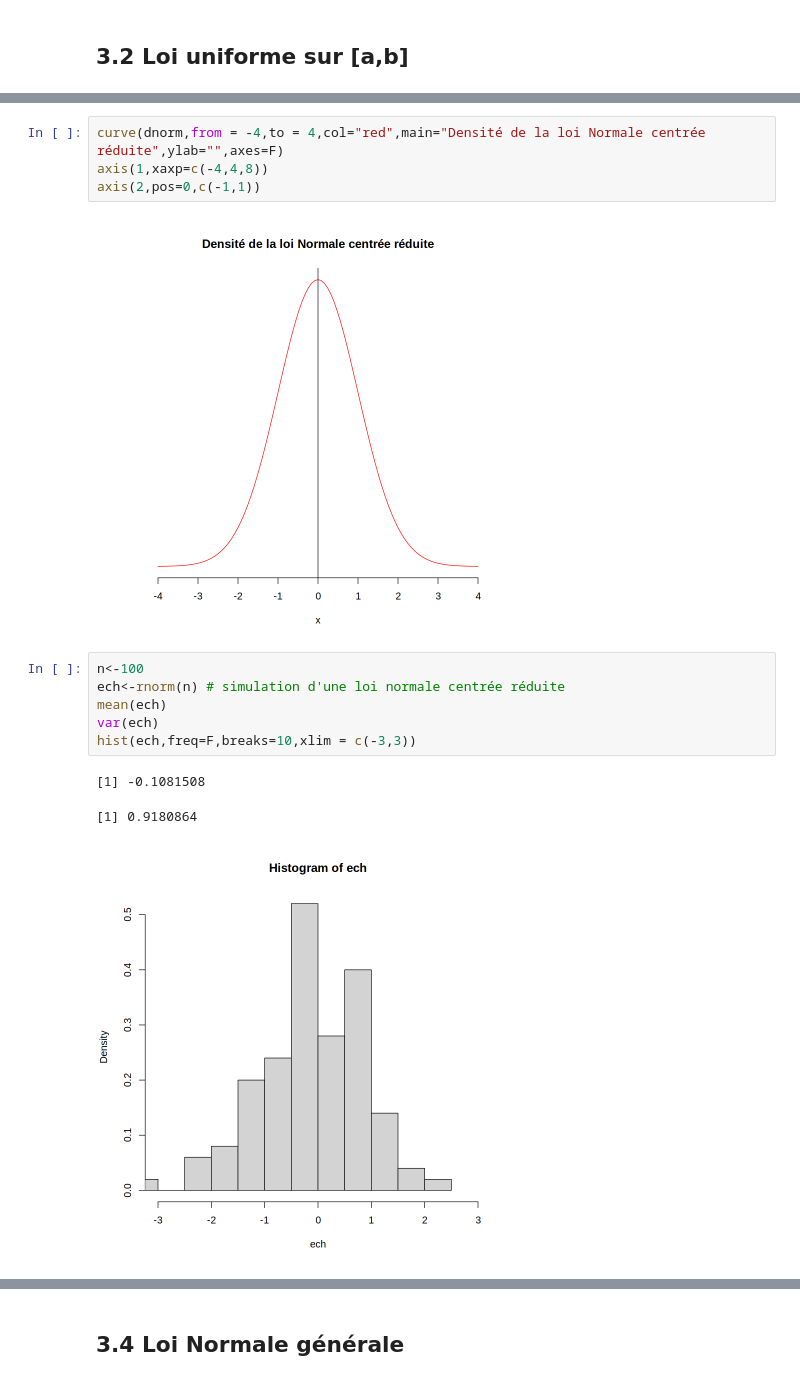
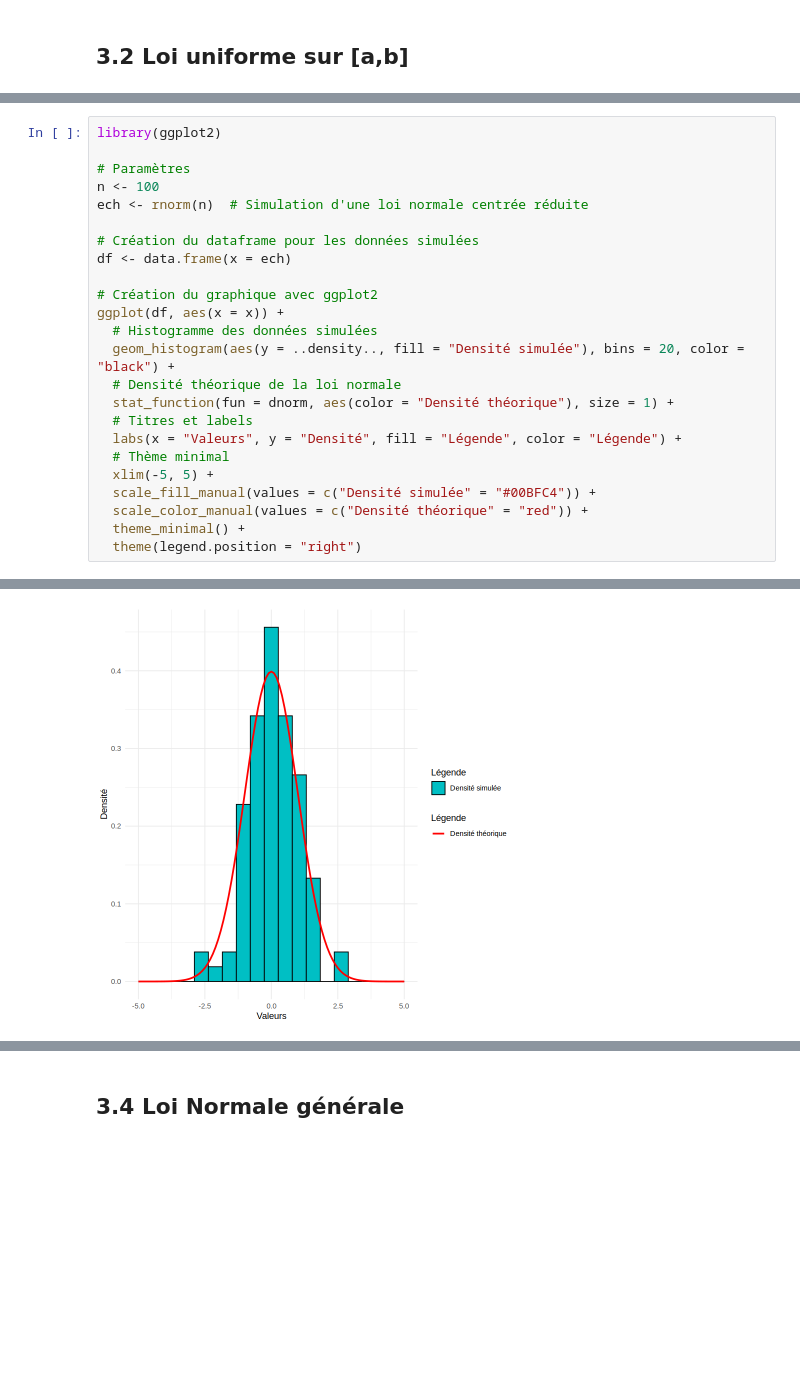
Before and after one commit to AllanDCQ/Simulation-de-lois-de-probabilit-s, a Jupyter notebook: simulation_de_lois_de_probabilites.ipynb, the cells around one changed output, grey strips where cells are left out. Drawn from its saved outputs; the diff is of its cells as text; blank space fills up the shorter version.

```diff
--- a/simulation_de_lois_de_probabilites.ipynb
+++ b/simulation_de_lois_de_probabilites.ipynb
@@ -321,16 +280,25 @@ hist(ech,freq=F)
-# %%
-curve(dnorm,from = -4,to = 4,col="red",main="Densité de la loi Normale centrée réduite",ylab="",axes=F)
-axis(1,xaxp=c(-4,4,8))
-axis(2,pos=0,c(-1,1))
-# %% [output]
-[figure, removed]
-# %%
-n<-100
-ech<-rnorm(n) # simulation d'une loi normale centrée réduite
-mean(ech)
-var(ech)
-hist(ech,freq=F,breaks=10,xlim = c(-3,3))
-# %% [output]
-[1] -0.1081508
-[1] 0.9180864
-[figure, removed]
+# %%
+library(ggplot2)
+
+# Paramètres
+n <- 100
+ech <- rnorm(n)  # Simulation d'une loi normale centrée réduite
+
+# Création du dataframe pour les données simulées
+df <- data.frame(x = ech)
+
+# Création du graphique avec ggplot2
+ggplot(df, aes(x = x)) +
+  # Histogramme des données simulées
+  geom_histogram(aes(y = ..density.., fill = "Densité simulée"), bins = 20, color = "black") +
+  # Densité théorique de la loi normale
+  stat_function(fun = dnorm, aes(color = "Densité théorique"), size = 1) +
+  # Titres et labels
+  labs(x = "Valeurs", y = "Densité", fill = "Légende", color = "Légende") +
+  # Thème minimal
+  xlim(-5, 5) +
+  scale_fill_manual(values = c("Densité simulée" = "#00BFC4")) +
+  scale_color_manual(values = c("Densité théorique" = "red")) +
+  theme_minimal() +
+  theme(legend.position = "right")
+# %% [output]
@@ -336,0 +307 @@ hist(ech,freq=F,breaks=10,xlim = c(-3,3))
+[figure, added]
```
Also changed, not shown: parts of 61 cells of this notebook, 33 other files.
